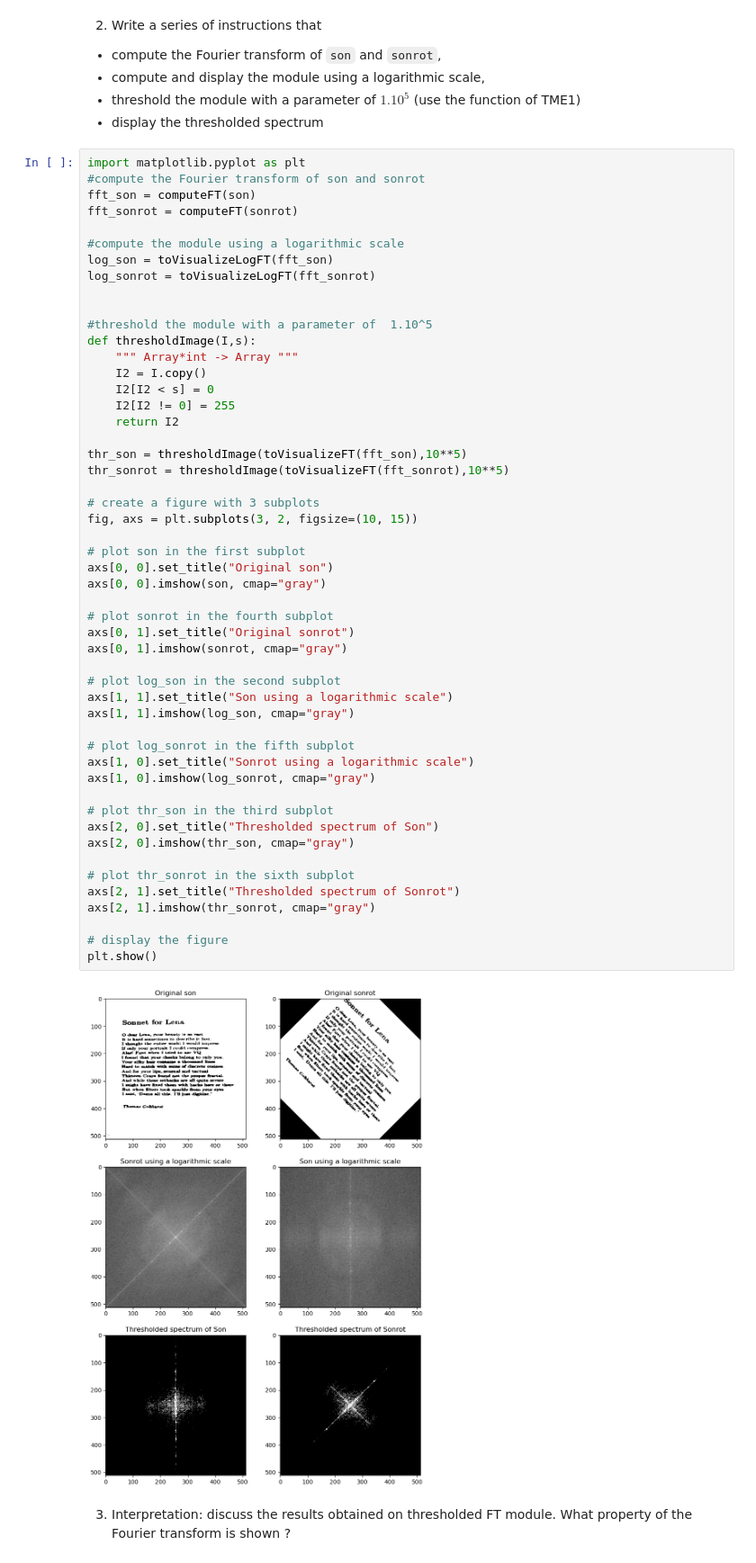
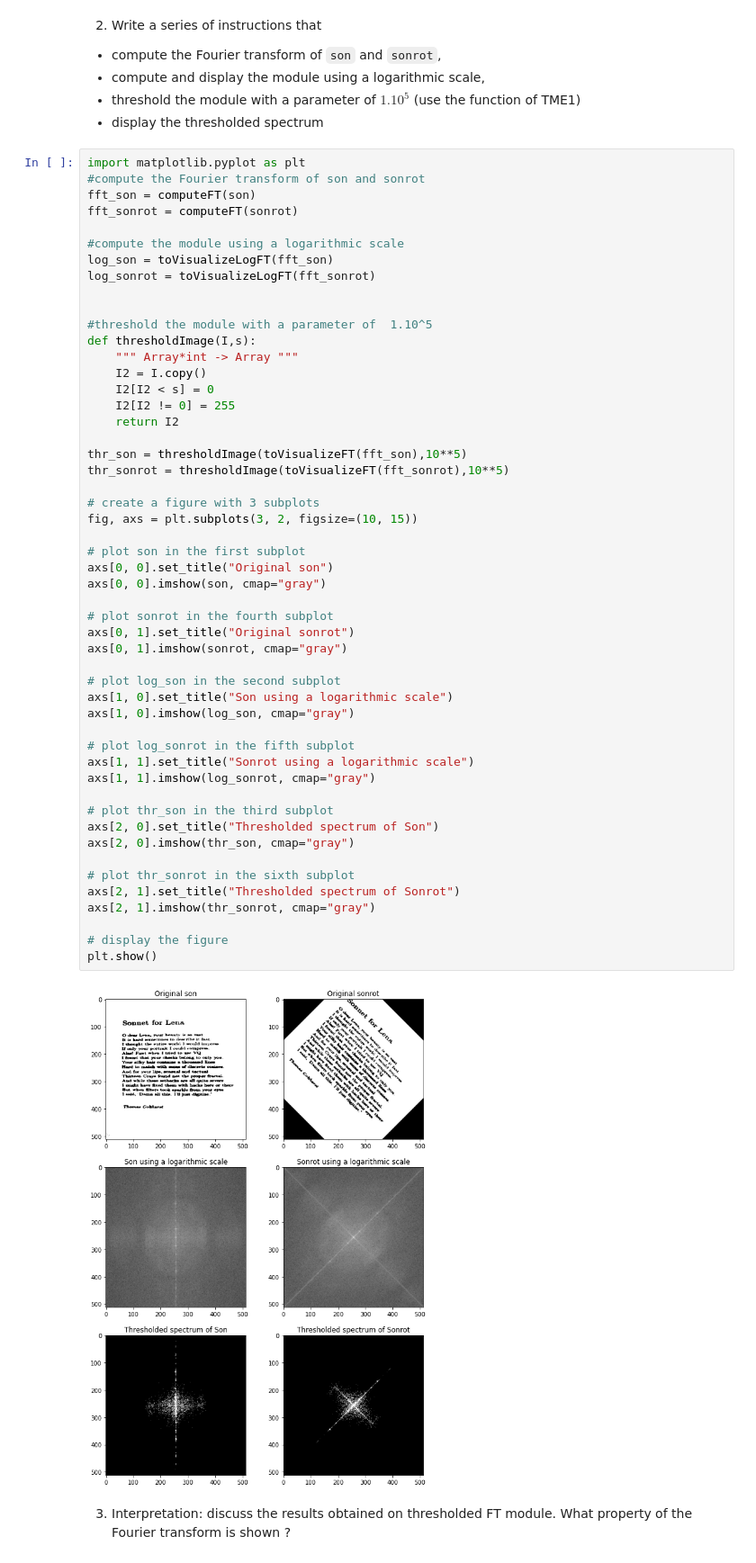
Before and after one commit to ZHANGzhile/BIMA, a Jupyter notebook: TME2/TME2.ipynb, the cells around one changed output. Shown at 90% size. Cells and saved outputs as stored; diff of their text form.

```diff
--- a/TME2/TME2.ipynb
+++ b/TME2/TME2.ipynb
@@ -69,37 +69,37 @@ def thresholdImage(I,s):
 
 thr_son = thresholdImage(toVisualizeFT(fft_son),10**5)
 thr_sonrot = thresholdImage(toVisualizeFT(fft_sonrot),10**5)
 
 # create a figure with 3 subplots
 fig, axs = plt.subplots(3, 2, figsize=(10, 15))
 
 # plot son in the first subplot
 axs[0, 0].set_title("Original son")
 axs[0, 0].imshow(son, cmap="gray")
 
 # plot sonrot in the fourth subplot
 axs[0, 1].set_title("Original sonrot")
 axs[0, 1].imshow(sonrot, cmap="gray")
 
 # plot log_son in the second subplot
-axs[1, 1].set_title("Son using a logarithmic scale")
-axs[1, 1].imshow(log_son, cmap="gray")
+axs[1, 0].set_title("Son using a logarithmic scale")
+axs[1, 0].imshow(log_son, cmap="gray")
 
 # plot log_sonrot in the fifth subplot
-axs[1, 0].set_title("Sonrot using a logarithmic scale")
-axs[1, 0].imshow(log_sonrot, cmap="gray")
+axs[1, 1].set_title("Sonrot using a logarithmic scale")
+axs[1, 1].imshow(log_sonrot, cmap="gray")
 
 # plot thr_son in the third subplot
 axs[2, 0].set_title("Thresholded spectrum of Son")
 axs[2, 0].imshow(thr_son, cmap="gray")
 
 # plot thr_sonrot in the sixth subplot
 axs[2, 1].set_title("Thresholded spectrum of Sonrot")
 axs[2, 1].imshow(thr_sonrot, cmap="gray")
 
 # display the figure
 plt.show()
 # %% [output]
-[figure, old version]
+[figure, new version]
 # %% [markdown]
 3. Interpretation: discuss the results obtained on thresholded FT module. What property of the Fourier transform is shown ?
```
Also changed, not shown: parts of 2 cells of this notebook.
